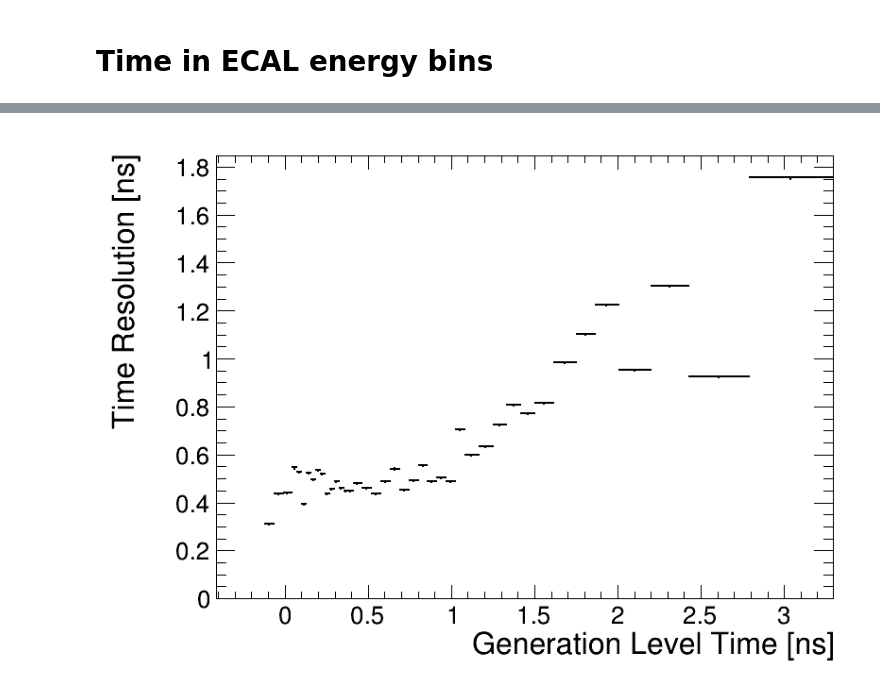
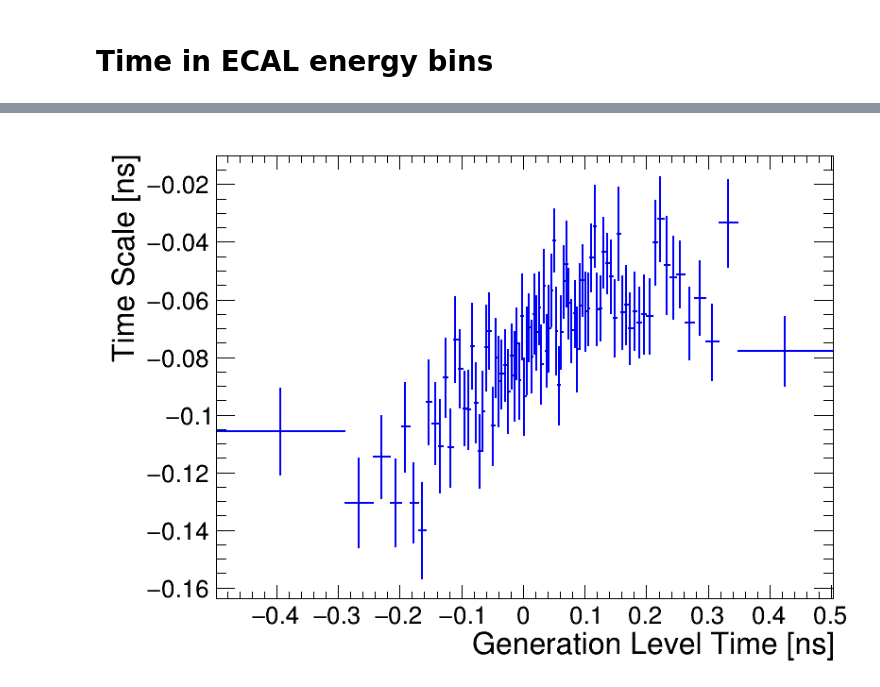
Before and after one commit to cms-lpc-llp/delayed_jet_analyzer, a Jupyter notebook: plot_scripts/four_jet_time_plotter.ipynb, the cells around one changed output, grey strips where cells are left out. Drawn from its saved outputs; the diff is of its cells as text; code cells hidden in the pictures.

```diff
--- a/plot_scripts/four_jet_time_plotter.ipynb
+++ b/plot_scripts/four_jet_time_plotter.ipynb
@@ -216,6 +225,8 @@ leg.SetEntrySeparation(0.01)
 h = {}
 proj = []
 
+
+bins = [1,2,3,4,5,6]
 
 
 for i in range(len(bins)-1):
@@ -232,27 +243,28 @@ for i in range(len(bins)-1):
 proj[0].GetYaxis().SetTitle("Events")
 proj[0].GetYaxis().SetRangeUser(0,1)
 line_color = [1,2,3,6,8]
-for i in range(len(bins)-1):
+for j in range(len(bins)-1):
+    i = len(bins)-2-j
     proj[i].SetLineColor(line_color[i])
     print(proj[i].Integral())
 #     proj[i].Rebin(30)
-    proj[i].Scale(1./proj[i].Integral())
-    proj[i].GetYaxis().SetRangeUser(0,0.1)
+#     proj[i].Scale(1./proj[i].Integral())
+#     proj[i].GetYaxis().SetRangeUser(0,0.1)
     proj[i].GetXaxis().SetRangeUser(-3,5)
 
-    if i == 0:
+    if j == 0:
         proj[i].DrawCopy()
-    if i == 2:
+    if j == 2:
         proj[i].SetLineColor(4)
 
     proj[i].DrawCopy('SAME')
-proj[2].GetYaxis().SetRangeUser(0,1)
+# proj[2].GetYaxis().SetRangeUser(0,1)
 
 leg.Draw()
-# c.SetLogy()
+c.SetLogy()
 c.Draw()
 
 # c.SaveAs('time_response_ecal.pdf')
 assert(len(bins)-1 == len(proj))
-c.SaveAs("time_response_rechit.pdf")
+c.SaveAs("../plots/time_response_rechit.pdf")
 # %% [output]
@@ -656,18 +702,19 @@ Info in <TCanvas::Print>: pdf file time_response_tgen.pdf has been created
 
 sigma_eff = True
 c = rt.TCanvas('c', 'c', 800, 600)
-# legend = rt.TLegend(0.15,0.70,0.4,0.9);
-# legend.AddEntry(time_res_plots[0],'M 500 GeV, CTau 1000 mm')
-# legend.AddEntry(time_Ecut1_median_plots[1],'QCD HT 300-500GeV')
+legend = rt.TLegend(0.2,0.70,0.55,0.9);
 
 
 rt.gStyle.SetOptStat(000)
-# print(h['time_ecal'].GetXaxis().GetNbins())
 assert(len(bins)-1 == len(proj))
 
+bw = h['time_tgen'].GetYaxis().GetBinWidth(1)
+left_edge = h['time_tgen'].GetYaxis().GetBinLowEdge(1)
 
-x_bins = [x*14.0/500-2 for x in bins]
+x_bins = [x*bw+left_edge for x in bins]
 res = rt.TH1F('trd','res', len(bins)-1,array( 'f', x_bins))
+res_eff = rt.TH1F('trd','res_eff', len(bins)-1,array( 'f', x_bins))
+
 scale = rt.TH1F('scale','scale',len(bins)-1,array( 'f', x_bins))
 for i in range(len(proj)):
     h1 = proj[i]
@@ -675,16 +722,16 @@ for i in range(len(proj)):
 #         h1.Rebin(3)
 
     hnew = h1.Clone("hnew")
-    hnew = hnew.Rebin(25)
+    hnew = hnew.Rebin(60)
     SS = rt.TSpectrum()
     n_pks = SS.Search(hnew, 0.1, "", 0.5)
     x_pos = SS.GetPositionX()
     y_pos = SS.GetPositionY()
     pks = []
 
-#     if i==7:
-#         h1.Rebin()
+#     if i==50:
 #         h1.DrawCopy()
+#         print(x_bins[i])
 #         break
     n_pk = hnew.FindBin(x_pos[0])
     thr = 0.5 * hnew.GetBinContent(n_pk)
@@ -707,8 +754,8 @@ for i in range(len(proj)):
         hnew.Rebin(2)
 #         print(r.Parameter(1))
         hnew.GetXaxis().SetRangeUser(-5,5)
+        print(i)
         hnew.DrawCopy()
-        print(i)
         break
 
     if sigma_eff:
@@ -730,29 +777,40 @@ for i in range(len(proj)):
 #         sigma_eff = h1.GetStdDev()
         res.SetBinContent(i+1,sigma_eff)
         res.SetBinError(i+1,h1.GetBinWidth(1))
+    res_eff.SetBinContent(i+1,r.Parameter(2))
+    res_eff.SetBinError(i+1,r.ParError(2))
 
 
 
-res.SetXTitle('Generation Level Time [ns]')
-res.SetYTitle('Time Resolution [ns]')
 
-# res.GetYaxis().SetRangeUser(0,0.5)
+legend.SetTextSize(0.03)
+legend.AddEntry(res,'Sigma effective')
+legend.AddEntry(res_eff,'Sigma from Gaussian FIt')
 
-scale.SetXTitle('Generation Level Time [ns]')
-scale.SetYTitle('Time Scale [ns]')
 
-res.GetXaxis().SetRangeUser(-0.2,3.1)
 
-# scale.Scale(1000.)
-# res.Scale(1000.)
-scale.GetYaxis().SetRangeUser(-0.4,0.4)
-scale.GetXaxis().SetRangeUser(-0.2,3.1)
-res.DrawCopy()
 
-# # legend.Draw()
-c.Draw()
-
-c.SaveAs('time_res_t_gen2.pdf')
+draw_scale = True
+if draw_scale:
+#     scale.GetXaxis().SetRangeUser(0,800)
+    scale.SetXTitle('Generation Level Time [ns]')
+    scale.SetYTitle('Time Scale [ns]')
+    scale.SetLineColor(4)
+    scale.DrawCopy()
+    c.Draw()
+    c.SaveAs('../plots/time_scale_tgen.pdf')
+else:
+    res.SetXTitle('Generation Level Time [ns]')
+    res.SetYTitle('Time Resolution [ns]')
+    res.GetYaxis().SetRangeUser(0,0.5)
+    res.SetLineColor(2)
+#     res_eff.SetLineColor(4)
+#     res.GetXaxis().SetRangeUser(0,2)
+    res.DrawCopy()
+    res_eff.DrawCopy('same')
+    legend.Draw()
+    c.Draw()
+    c.SaveAs('../plots/time_res_tgen_zoom.pdf')
 # %% [output]
 Warning in <TCanvas::Constructor>: Deleting canvas with same name: c
 Warning in <TROOT::Append>: Replacing existing TH1: trd (Potential memory leak).
@@ -761 +820 @@ Info in <TCanvas::Print>: pdf file time_res_t_gen2.pdf has been created
-[figure, old version]
+[figure, new version]
```
Also changed, not shown: parts of 16 cells of this notebook, 1 other file.
